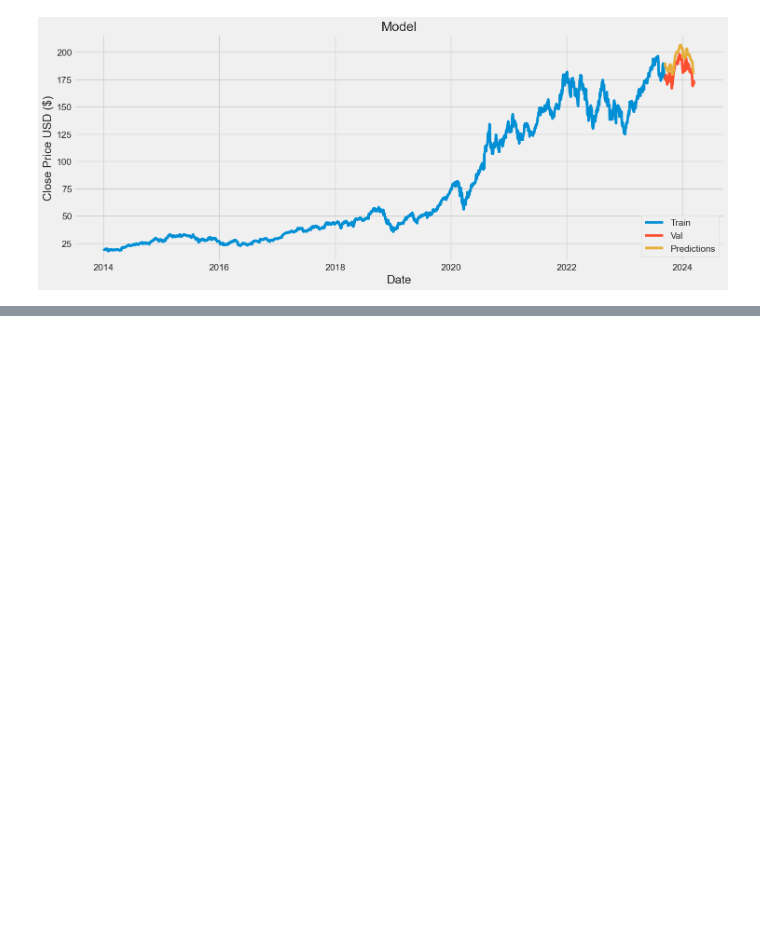
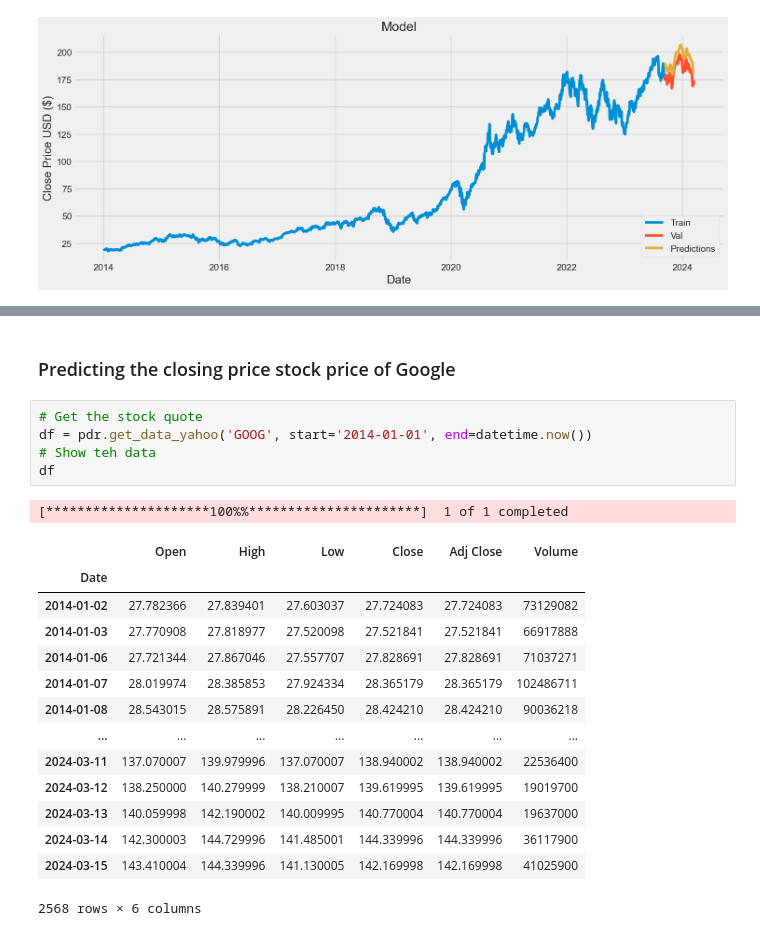
Before and after one commit to DURGABHAVANI66/Stock-Market-Analysis-and-Prediction-using-LSTM, a Jupyter notebook: code.ipynb, the cells around one changed output, grey strips where cells are left out. Drawn from its saved outputs; the diff is of its cells as text; blank space fills up the shorter version.

```diff
--- a/code.ipynb
+++ b/code.ipynb
@@ -708,0 +729,23 @@ See the caveats in the documentation: https://pandas.pydata.org/pandas-docs/stab
+# %% [markdown]
+### Predicting the closing price stock price of Google
+# %%
+# Get the stock quote
+df = pdr.get_data_yahoo('GOOG', start='2014-01-01', end=datetime.now())
+# Show teh data
+df
+# %% [output]
+[*********************100%%**********************]  1 of 1 completed
+|  | Open | High | Low | Close | Adj Close | Volume |
+| Date |  |  |  |  |  |  |
+| 2014-01-02 | 27.782366 | 27.839401 | 27.603037 | 27.724083 | 27.724083 | 73129082 |
+| 2014-01-03 | 27.770908 | 27.818977 | 27.520098 | 27.521841 | 27.521841 | 66917888 |
+| 2014-01-06 | 27.721344 | 27.867046 | 27.557707 | 27.828691 | 27.828691 | 71037271 |
+| 2014-01-07 | 28.019974 | 28.385853 | 27.924334 | 28.365179 | 28.365179 | 102486711 |
+| 2014-01-08 | 28.543015 | 28.575891 | 28.226450 | 28.424210 | 28.424210 | 90036218 |
+| ... | ... | ... | ... | ... | ... | ... |
+| 2024-03-11 | 137.070007 | 139.979996 | 137.070007 | 138.940002 | 138.940002 | 22536400 |
+| 2024-03-12 | 138.250000 | 140.279999 | 138.210007 | 139.619995 | 139.619995 | 19019700 |
+| 2024-03-13 | 140.059998 | 142.190002 | 140.009995 | 140.770004 | 140.770004 | 19637000 |
+| 2024-03-14 | 142.300003 | 144.729996 | 141.485001 | 144.339996 | 144.339996 | 36117900 |
+| 2024-03-15 | 143.410004 | 144.339996 | 141.130005 | 142.169998 | 142.169998 | 41025900 |
+2568 rows × 6 columns
```
Also changed, not shown: parts of 7 cells of this notebook.
